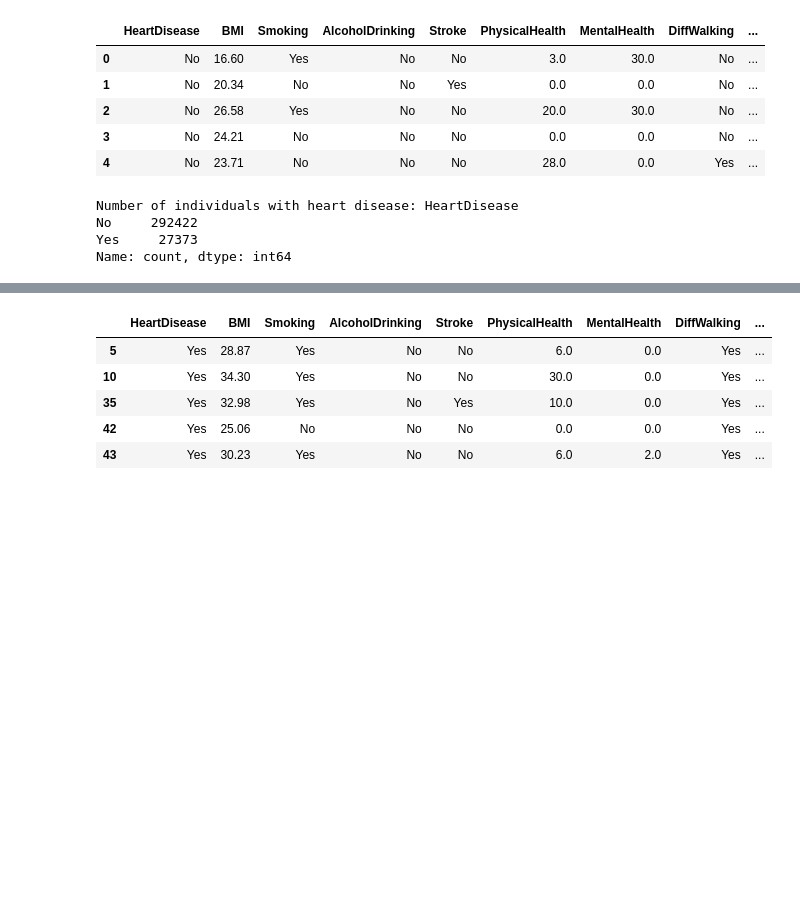
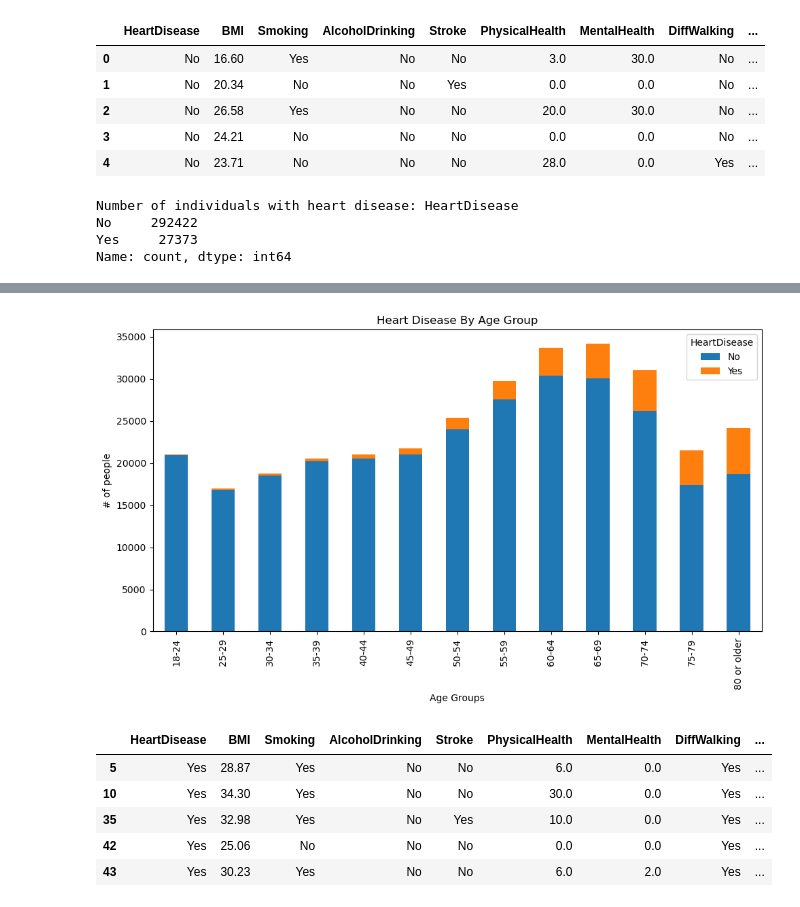
Before and after one commit to prez212/Project1-Team6, a Jupyter notebook: Heart_Disease_Predictor.ipynb, the cells around one changed output, grey strips where cells are left out. Cells and saved outputs as stored; diff of their text form; code cells hidden in the pictures; blank space fills up the shorter version.

Commit message:
adding age and gender charts to main

```diff
--- a/Heart_Disease_Predictor.ipynb
+++ b/Heart_Disease_Predictor.ipynb
@@ -25 +49,17 @@ Name: count, dtype: int64
+# %%
+#Group Data by 'AgeGroup' and "HeartDisease' columns
+grouped_data_agehd = data.groupby(["AgeCategory", "HeartDisease"]).size().unstack(fill_value=0)
+colors = ["firebrick","lightgray"]
+#Plot grouped bar chart
+grouped_data_agehd.plot(kind='bar', stacked=True, figsize=(10,6))
+
+#Add labels, title etc.
+plt.xlabel('Age Groups')
+plt.ylabel('# of people')
+plt.title('Heart Disease By Age Group')
+
+plt.tight_layout()
+plt.show()
+# %% [output]
+[figure, added]
 # %%
```
Also changed, not shown: parts of 8 cells of this notebook.
